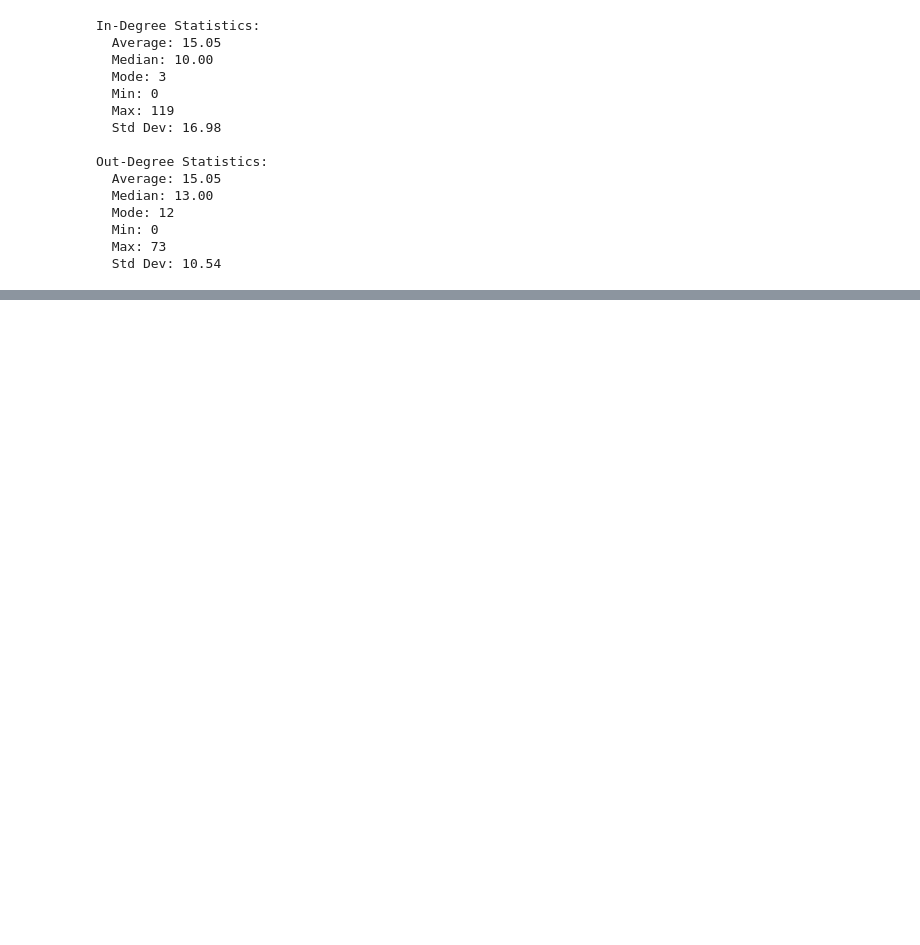
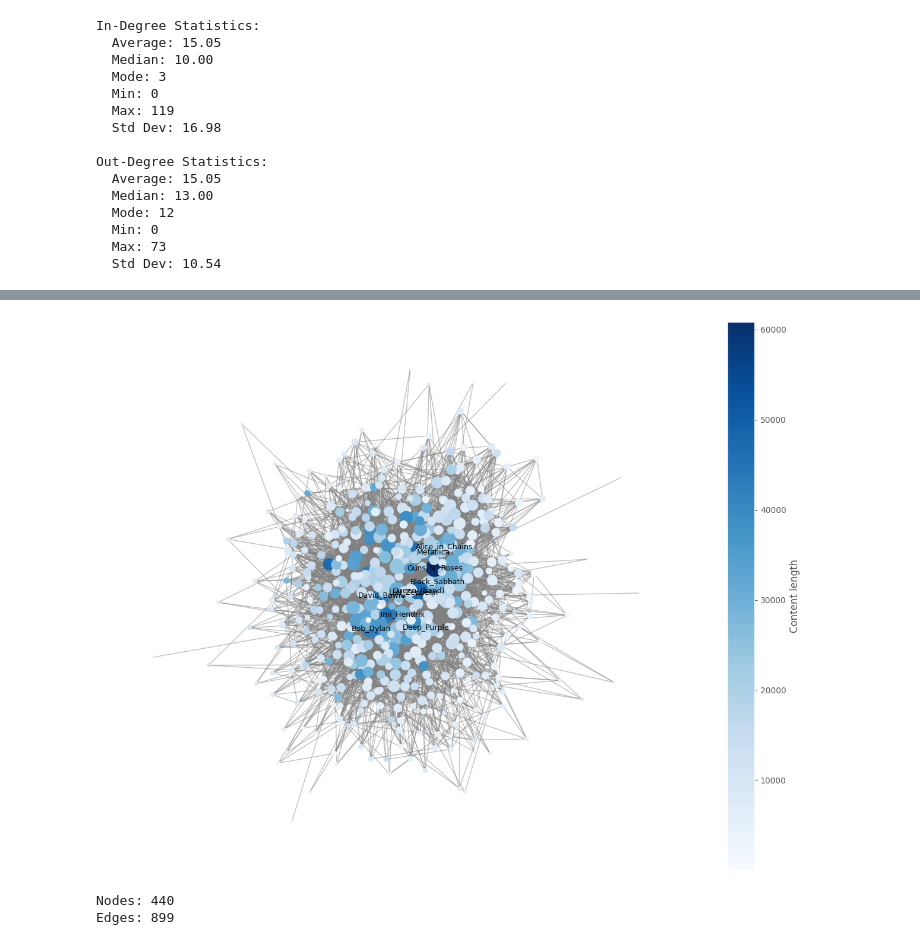
Before and after one commit to fridapfrandsen/SocialGraphsAssignment1, a Jupyter notebook: SocialGraphsAssignment2.ipynb, the cells around one changed output, grey strips where cells are left out. Saved outputs shown, nothing was run; the diff lists cells and outputs as text; code cells hidden in the pictures; blank space fills up the shorter version.

```diff
--- a/SocialGraphsAssignment2.ipynb
+++ b/SocialGraphsAssignment2.ipynb
@@ -115,0 +228,63 @@ plt.tight_layout()
+# %%
+# Node size based on degree (moderate scaling)
+degrees = dict(G_undirected.degree())
+node_sizes = [deg * 5 for deg in degrees.values()]
+
+# Node colors based on content length
+content_lengths = nx.get_node_attributes(G_undirected, "len_of_content")
+node_colors = [content_lengths.get(n, 0) for n in G_undirected.nodes()]
+
+
+plt.figure(figsize=(16,12))
+pos = nx.spring_layout(G_undirected, seed=40)
+
+
+nx.draw_networkx_edges(G_undirected, pos, edge_color="gray", alpha=0.5)
+
+
+nodes = nx.draw_networkx_nodes(G_undirected, pos, node_size=node_sizes, node_color=node_colors, cmap=plt.cm.Blues)
+
+# Label only the top nodes by degree (top 10)
+top_nodes = sorted(degrees, key=degrees.get, reverse=True)[:10]
+labels = {n: n for n in top_nodes}
+nx.draw_networkx_labels(G_undirected, pos, labels, font_size=9, font_weight='normal')
+
+plt.colorbar(nodes, label="Content length")
+
+plt.axis("off")
+plt.show()
+# %% [output]
+[figure, added]
+# %%
+def backbone_low_betweenness(G_undirected, n_remove):
+    # Work on a copy
+    Gb = G_undirected.copy()
+
+    # Compute edge betweenness
+    ebc = nx.edge_betweenness_centrality(Gb)
+
+    # Sort edges: lowest betweenness first
+    edges_sorted = sorted(ebc.items(), key=lambda x: x[1])
+
+    # Select lowest n_remove edges
+    edges_to_remove = [edge for edge, score in edges_sorted[:n_remove]]
+
+    # Remove edges
+    Gb.remove_edges_from(edges_to_remove)
+
+    # Remove isolated nodes
+    isolated = list(nx.isolates(Gb))
+    Gb.remove_nodes_from(isolated)
+
+    return Gb
+
+
+# --- Run ---
+G_backbone = backbone_low_betweenness(G_undirected, n_remove=int(G_undirected.number_of_edges()*0.85))
+
+
+print("Nodes:", G_backbone.number_of_nodes())
+print("Edges:", G_backbone.number_of_edges())
+# %% [output]
+Nodes: 440
+Edges: 899
```
Also changed, not shown: parts of 15 cells of this notebook.
